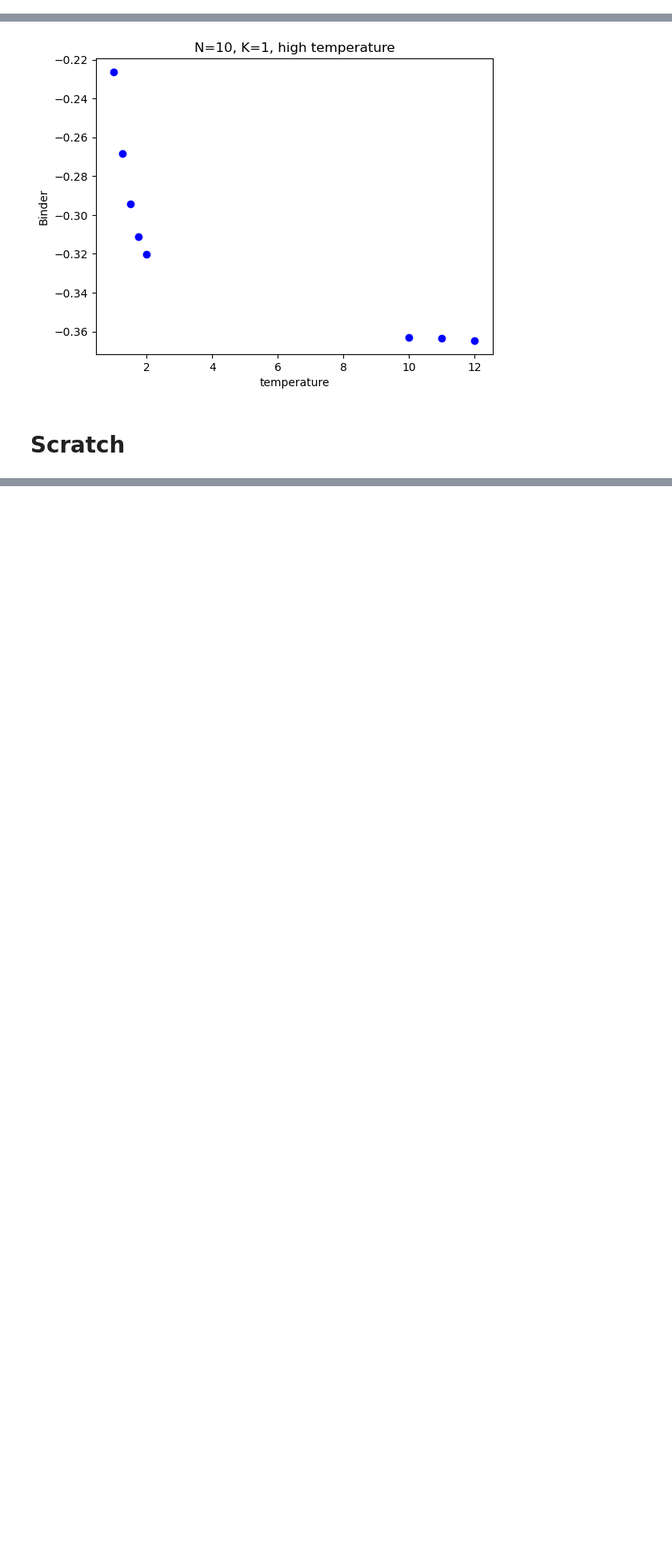
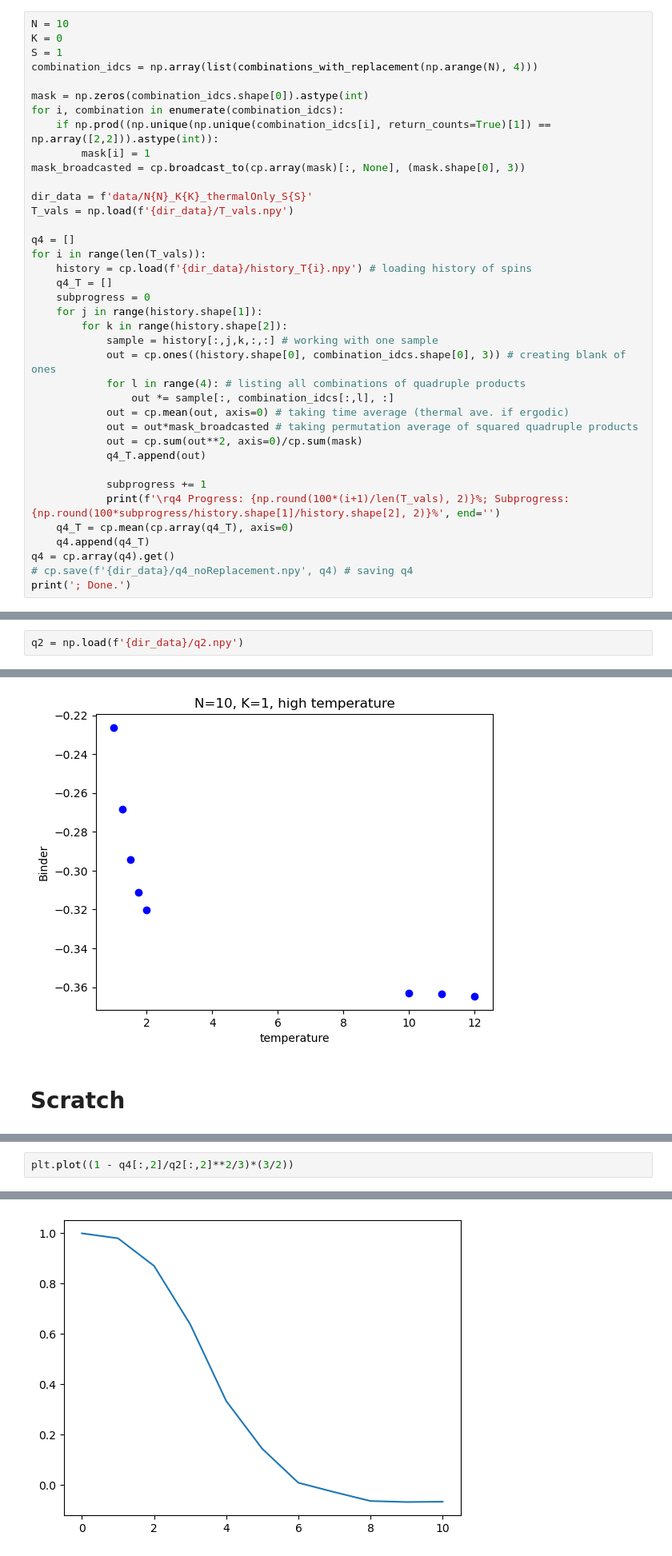
Before and after one commit to krlodeleon/LLG, a Jupyter notebook: q_EA.ipynb, the cells around one changed output, grey strips where cells are left out. Shown at 80% size. Saved outputs shown, nothing was run; the diff lists cells and outputs as text; blank space fills up the shorter version.

```diff
--- a/q_EA.ipynb
+++ b/q_EA.ipynb
@@ -316,0 +384,38 @@ q4 Progress: 100.0%; Subprogress: 100.0%; Done.
+# %%
+N = 10
+K = 0
+S = 1
+combination_idcs = np.array(list(combinations_with_replacement(np.arange(N), 4)))
+
+mask = np.zeros(combination_idcs.shape[0]).astype(int)
+for i, combination in enumerate(combination_idcs):
+    if np.prod((np.unique(np.unique(combination_idcs[i], return_counts=True)[1]) == np.array([2,2])).astype(int)):
+        mask[i] = 1
+mask_broadcasted = cp.broadcast_to(cp.array(mask)[:, None], (mask.shape[0], 3))
+
+dir_data = f'data/N{N}_K{K}_thermalOnly_S{S}'
+T_vals = np.load(f'{dir_data}/T_vals.npy')
+
+q4 = []
+for i in range(len(T_vals)):
+    history = cp.load(f'{dir_data}/history_T{i}.npy') # loading history of spins
+    q4_T = []
+    subprogress = 0
+    for j in range(history.shape[1]):
+        for k in range(history.shape[2]):
+            sample = history[:,j,k,:,:] # working with one sample
+            out = cp.ones((history.shape[0], combination_idcs.shape[0], 3)) # creating blank of ones
+            for l in range(4): # listing all combinations of quadruple products
+                out *= sample[:, combination_idcs[:,l], :]
+            out = cp.mean(out, axis=0) # taking time average (thermal ave. if ergodic)
+            out = out*mask_broadcasted # taking permutation average of squared quadruple products
+            out = cp.sum(out**2, axis=0)/cp.sum(mask)
+            q4_T.append(out)
+
+            subprogress += 1
+            print(f'\rq4 Progress: {np.round(100*(i+1)/len(T_vals), 2)}%; Subprogress: {np.round(100*subprogress/history.shape[1]/history.shape[2], 2)}%', end='')
+    q4_T = cp.mean(cp.array(q4_T), axis=0)
+    q4.append(q4_T)
+q4 = cp.array(q4).get()
+# cp.save(f'{dir_data}/q4_noReplacement.npy', q4) # saving q4
+print('; Done.')
@@ -317,3 +424,5 @@ q4 Progress: 100.0%; Subprogress: 100.0%; Done.
 # %% [markdown]
 ## Binder
+# %%
+q2 = np.load(f'{dir_data}/q2.npy')
 # %%
@@ -386,0 +472,3 @@ np.sum(repetitions), (N*(N-1))**2
+# %%
+plt.plot((1 - q4[:,2]/q2[:,2]**2/3)*(3/2))
+# %% [output]
@@ -386,0 +476 @@ np.sum(repetitions), (N*(N-1))**2
+[figure, added]
```
Also changed, not shown: parts of 58 cells of this notebook.
